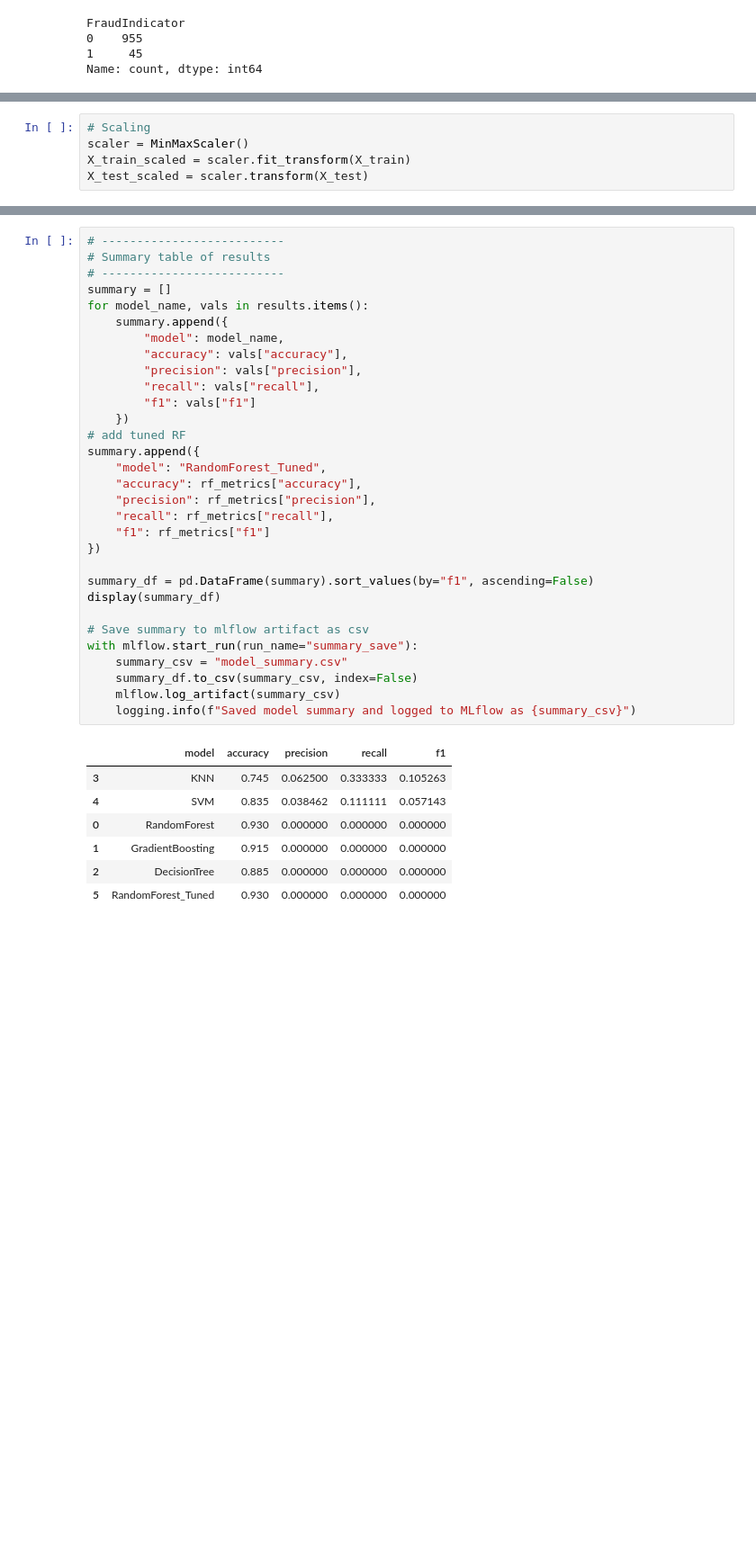
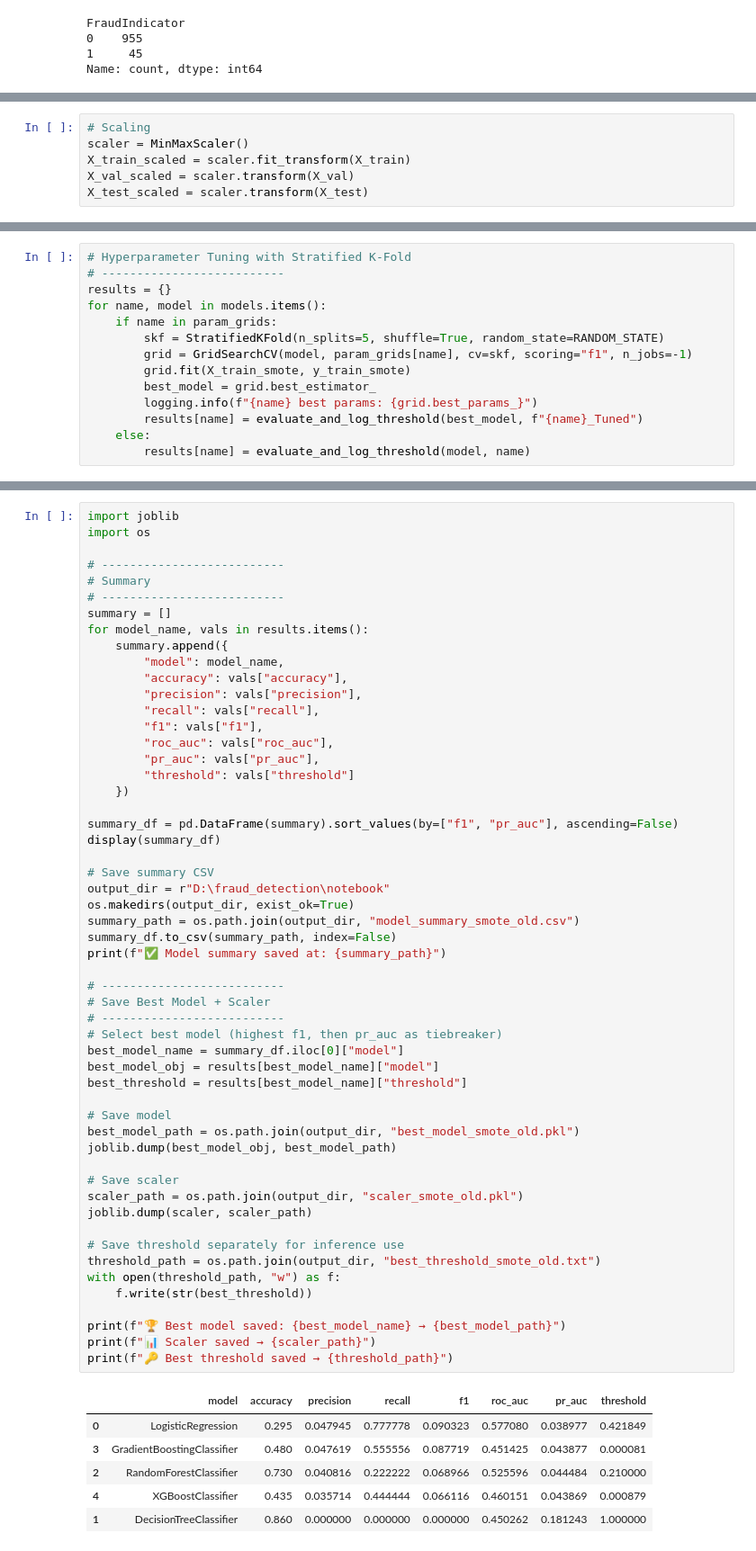
Before and after one commit to Basant19/fraud_detection, a Jupyter notebook: notebook/experiment_fraud_detection.ipynb, the cells around one changed output, grey strips where cells are left out. Shown at 90% size. Saved outputs shown, nothing was run; the diff lists cells and outputs as text; blank space fills up the shorter version.

```diff
--- a/notebook/experiment_fraud_detection.ipynb
+++ b/notebook/experiment_fraud_detection.ipynb
@@ -506,4 +563,5 @@ logging.info(f"Train shape: {X_train.shape}, Test shape: {X_test.shape}")
 # Scaling
 scaler = MinMaxScaler()
 X_train_scaled = scaler.fit_transform(X_train)
+X_val_scaled = scaler.transform(X_val)
 X_test_scaled = scaler.transform(X_test)
@@ -656,0 +731,14 @@ weighted avg       0.92      0.74      0.82       200
+# %%
+# Hyperparameter Tuning with Stratified K-Fold
+# --------------------------
+results = {}
+for name, model in models.items():
+    if name in param_grids:
+        skf = StratifiedKFold(n_splits=5, shuffle=True, random_state=RANDOM_STATE)
+        grid = GridSearchCV(model, param_grids[name], cv=skf, scoring="f1", n_jobs=-1)
+        grid.fit(X_train_smote, y_train_smote)
+        best_model = grid.best_estimator_
+        logging.info(f"{name} best params: {grid.best_params_}")
+        results[name] = evaluate_and_log_threshold(best_model, f"{name}_Tuned")
+    else:
+        results[name] = evaluate_and_log_threshold(model, name)
@@ -657,39 +763,61 @@ weighted avg       0.92      0.74      0.82       200
 # %%
+import joblib
+import os
+
 # --------------------------
-# Summary table of results
+# Summary
 # --------------------------
 summary = []
 for model_name, vals in results.items():
     summary.append({
         "model": model_name,
         "accuracy": vals["accuracy"],
         "precision": vals["precision"],
         "recall": vals["recall"],
-        "f1": vals["f1"]
+        "f1": vals["f1"],
+        "roc_auc": vals["roc_auc"],
+        "pr_auc": vals["pr_auc"],
+        "threshold": vals["threshold"]
     })
-# add tuned RF
-summary.append({
-    "model": "RandomForest_Tuned",
-    "accuracy": rf_metrics["accuracy"],
-    "precision": rf_metrics["precision"],
-    "recall": rf_metrics["recall"],
-    "f1": rf_metrics["f1"]
-})
 
-summary_df = pd.DataFrame(summary).sort_values(by="f1", ascending=False)
+summary_df = pd.DataFrame(summary).sort_values(by=["f1", "pr_auc"], ascending=False)
 display(summary_df)
 
-# Save summary to mlflow artifact as csv
-with mlflow.start_run(run_name="summary_save"):
-    summary_csv = "model_summary.csv"
-    summary_df.to_csv(summary_csv, index=False)
-    mlflow.log_artifact(summary_csv)
-    logging.info(f"Saved model summary and logged to MLflow as {summary_csv}")
+# Save summary CSV
+output_dir = r"D:\fraud_detection\notebook"
+os.makedirs(output_dir, exist_ok=True)
+summary_path = os.path.join(output_dir, "model_summary_smote_old.csv")
+summary_df.to_csv(summary_path, index=False)
+print(f"✅ Model summary saved at: {summary_path}")
+
+# --------------------------
+# Save Best Model + Scaler
+# --------------------------
+# Select best model (highest f1, then pr_auc as tiebreaker)
+best_model_name = summary_df.iloc[0]["model"]
+best_model_obj = results[best_model_name]["model"]
+best_threshold = results[best_model_name]["threshold"]
+
+# Save model
+best_model_path = os.path.join(output_dir, "best_model_smote_old.pkl")
+joblib.dump(best_model_obj, best_model_path)
+
+# Save scaler
+scaler_path = os.path.join(output_dir, "scaler_smote_old.pkl")
+joblib.dump(scaler, scaler_path)
+
+# Save threshold separately for inference use
+threshold_path = os.path.join(output_dir, "best_threshold_smote_old.txt")
+with open(threshold_path, "w") as f:
+    f.write(str(best_threshold))
+
+print(f"🏆 Best model saved: {best_model_name} → {best_model_path}")
+print(f"📊 Scaler saved → {scaler_path}")
+print(f"🔑 Best threshold saved → {threshold_path}")
 # %% [output]
-|  | model | accuracy | precision | recall | f1 |
-| 3 | KNN | 0.745 | 0.062500 | 0.333333 | 0.105263 |
-| 4 | SVM | 0.835 | 0.038462 | 0.111111 | 0.057143 |
-| 0 | RandomForest | 0.930 | 0.000000 | 0.000000 | 0.000000 |
-| 1 | GradientBoosting | 0.915 | 0.000000 | 0.000000 | 0.000000 |
-| 2 | DecisionTree | 0.885 | 0.000000 | 0.000000 | 0.000000 |
-| 5 | RandomForest_Tuned | 0.930 | 0.000000 | 0.000000 | 0.000000 |
+|  | model | accuracy | precision | recall | f1 | roc_auc | pr_auc | threshold |
+| 0 | LogisticRegression | 0.295 | 0.047945 | 0.777778 | 0.090323 | 0.577080 | 0.038977 | 0.421849 |
+| 3 | GradientBoostingClassifier | 0.480 | 0.047619 | 0.555556 | 0.087719 | 0.451425 | 0.043877 | 0.000081 |
+| 2 | RandomForestClassifier | 0.730 | 0.040816 | 0.222222 | 0.068966 | 0.525596 | 0.044484 | 0.210000 |
+| 4 | XGBoostClassifier | 0.435 | 0.035714 | 0.444444 | 0.066116 | 0.460151 | 0.043869 | 0.000879 |
+| 1 | DecisionTreeClassifier | 0.860 | 0.000000 | 0.000000 | 0.000000 | 0.450262 | 0.181243 | 1.000000 |
```
Also changed, not shown: parts of 49 cells of this notebook, 29 other files.
